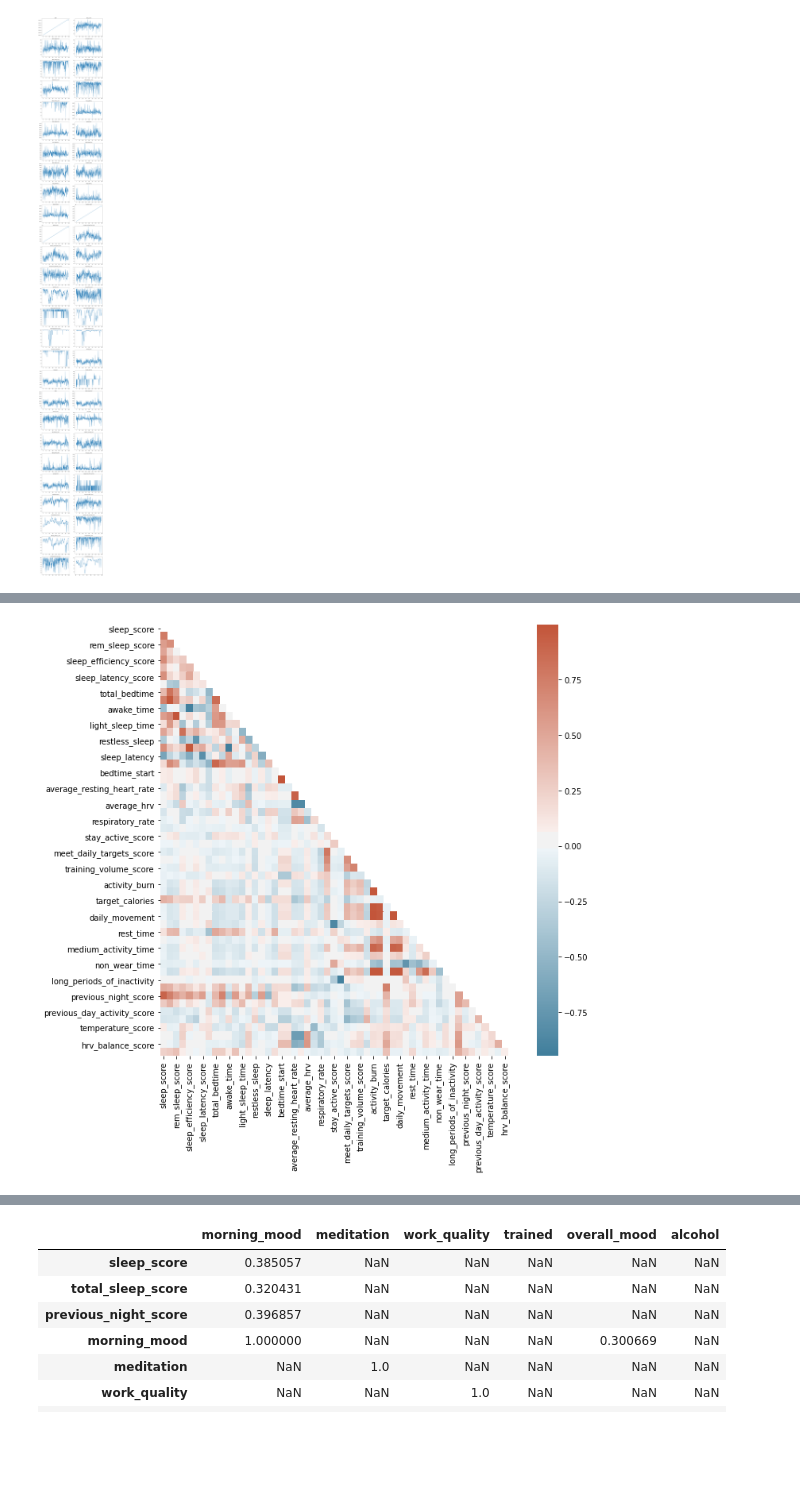
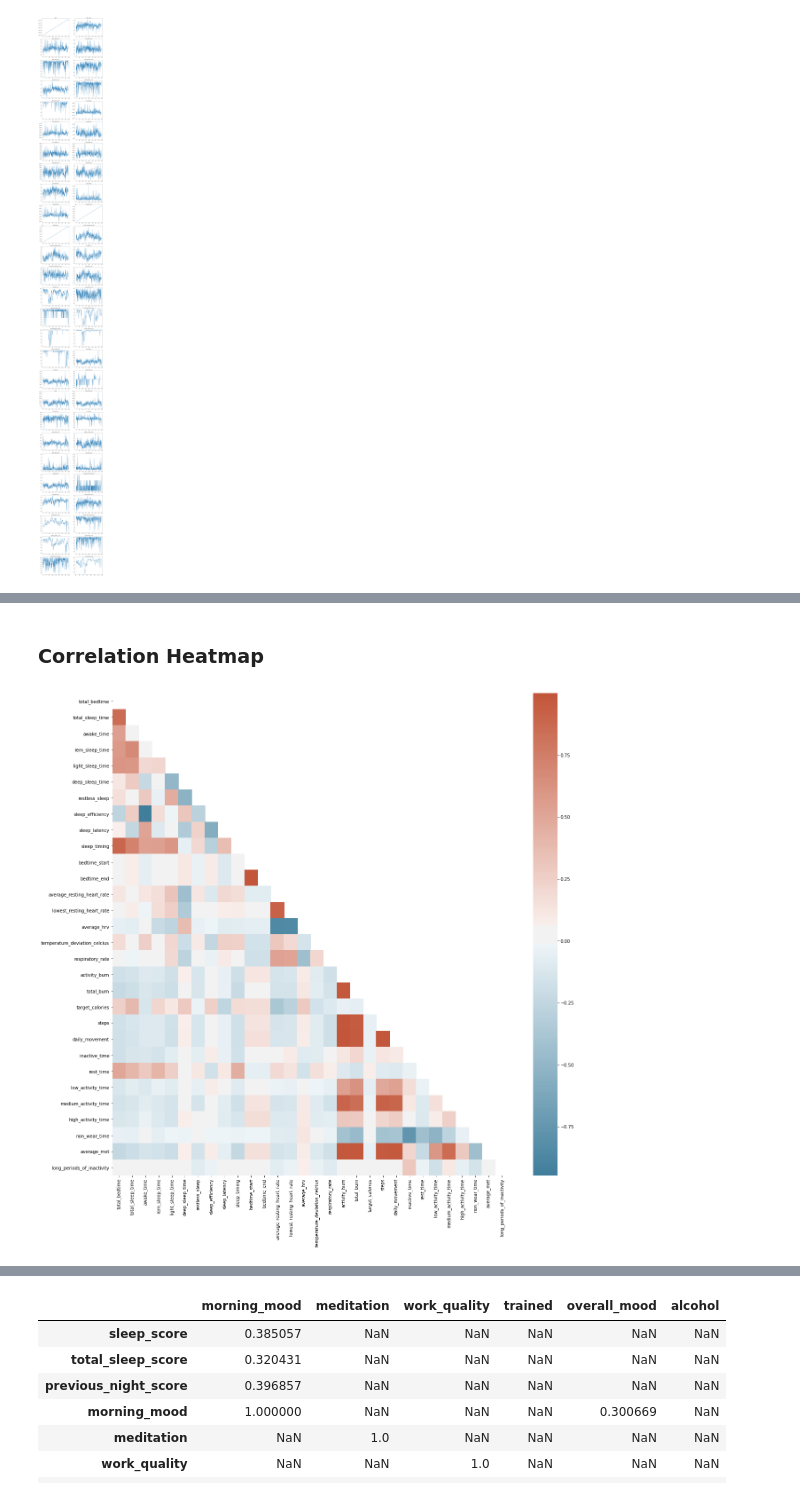
Before and after one commit to jthk1618/coffee-hypothesis, a Jupyter notebook: oura_data_analysis.ipynb, the cells around one changed output, grey strips where cells are left out. Drawn from its saved outputs; the diff is of its cells as text; code cells hidden in the pictures; blank space fills up the shorter version.

```diff
--- a/oura_data_analysis.ipynb
+++ b/oura_data_analysis.ipynb
@@ -349,10 +373,16 @@ oura.to_csv("data/oura_clean.csv", sep=',')
+# %% [markdown]
+### Correlation Heatmap <a id="correlation-heatmap">
 # %%
 # --- Correlation
 
-_, ax = plt.subplots(1, figsize=(10, 10))
-corr = oura.corr()
+no_scores = oura.copy()
+non_scores = [i for i in oura.columns if "score" not in i]
+no_scores = no_scores[non_scores]
+
+_, ax = plt.subplots(1, figsize=(20, 20))
+corr = no_scores.corr()
 mask = np.triu(np.ones_like(corr, dtype=bool))
 cmap = sns.diverging_palette(230, 20, as_cmap=True)
 sns.heatmap(corr, annot=False, mask = mask, cmap=cmap);
 # %% [output]
-[figure, old version]
+[figure, new version]
```
Also changed, not shown: parts of 14 cells of this notebook, 2 other files.
